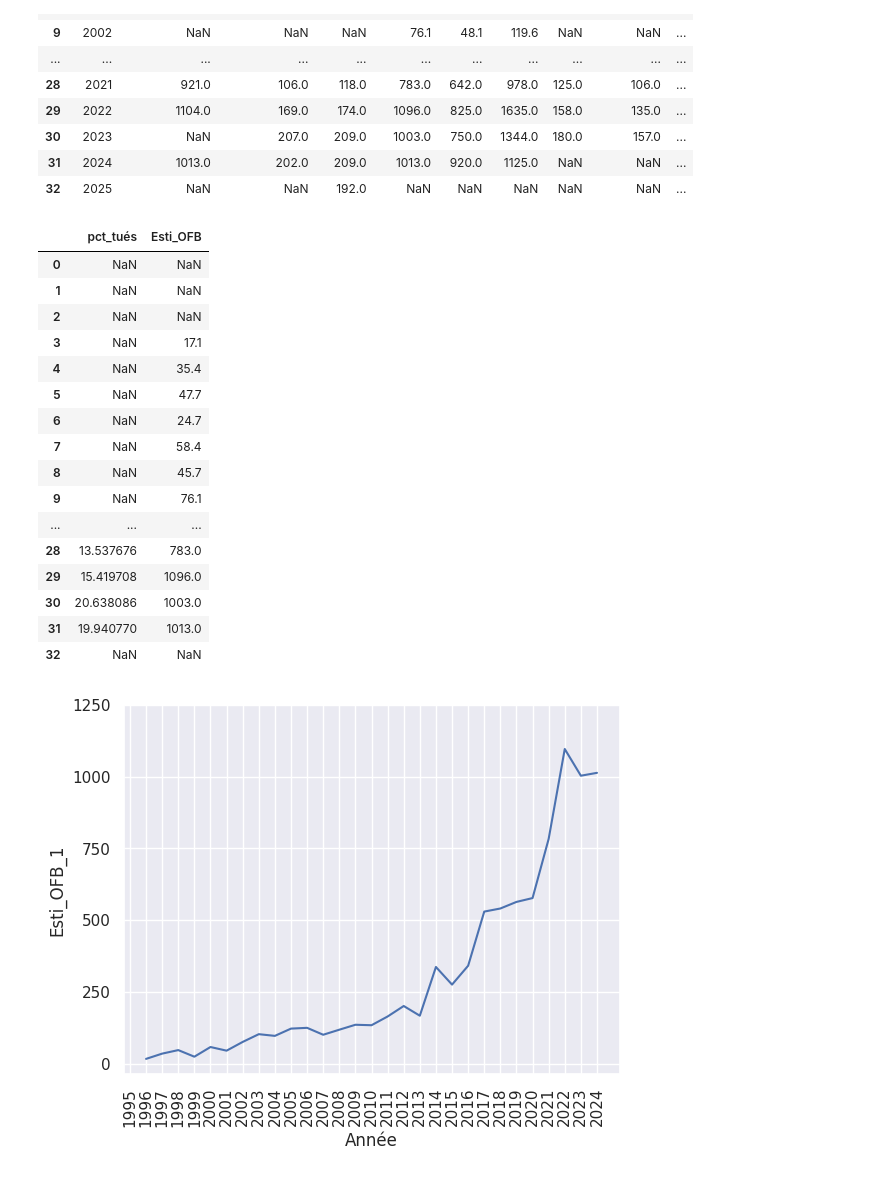
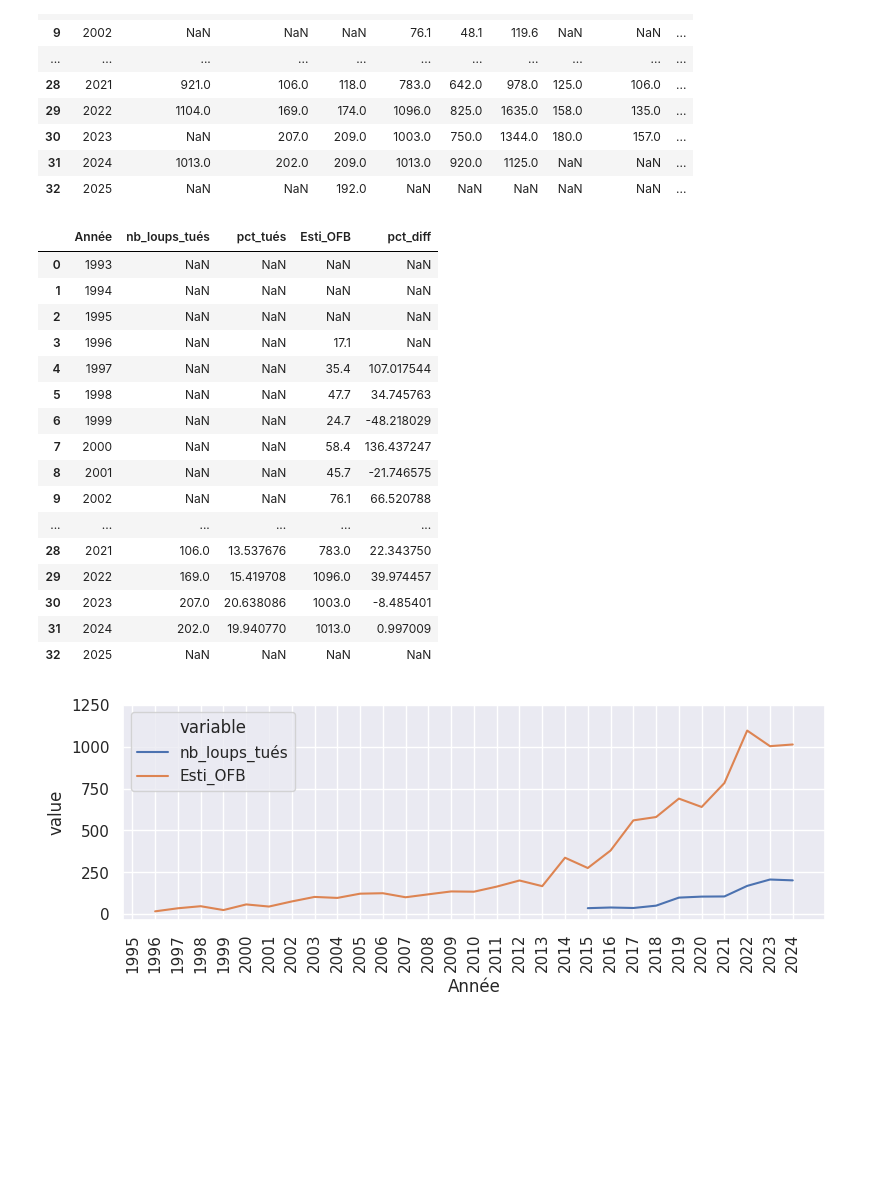
Before and after one commit to dthonon/pna_loup_suivi, a Jupyter notebook: notebook/Suivi_population_loups.ipynb, the cells around one changed output. Cells and saved outputs as stored; diff of their text form; code cells hidden in the pictures; blank space fills up the shorter version.

```diff
--- a/notebook/Suivi_population_loups.ipynb
+++ b/notebook/Suivi_population_loups.ipynb
@@ -29,32 +29,35 @@ population
 | 32 | 2025 | NaN | NaN | 192.0 | NaN | NaN | NaN | NaN | NaN | ... |
 # %%
 population["pct_tués"] = population["nb_loups_tués"] / population["Esti_OFB"] * 100
-population[["pct_tués", "Esti_OFB"]]
+population["pct_diff"] = population["Esti_OFB"].pct_change(fill_method=None) * 100
+population[["Année", "nb_loups_tués", "pct_tués", "Esti_OFB", "pct_diff"]]
 # %% [output]
-|  | pct_tués | Esti_OFB |
-| 0 | NaN | NaN |
-| 1 | NaN | NaN |
-| 2 | NaN | NaN |
-| 3 | NaN | 17.1 |
-| 4 | NaN | 35.4 |
-| 5 | NaN | 47.7 |
-| 6 | NaN | 24.7 |
-| 7 | NaN | 58.4 |
-| 8 | NaN | 45.7 |
-| 9 | NaN | 76.1 |
-| ... | ... | ... |
-| 28 | 13.537676 | 783.0 |
-| 29 | 15.419708 | 1096.0 |
-| 30 | 20.638086 | 1003.0 |
-| 31 | 19.940770 | 1013.0 |
-| 32 | NaN | NaN |
+|  | Année | nb_loups_tués | pct_tués | Esti_OFB | pct_diff |
+| 0 | 1993 | NaN | NaN | NaN | NaN |
+| 1 | 1994 | NaN | NaN | NaN | NaN |
+| 2 | 1995 | NaN | NaN | NaN | NaN |
+| 3 | 1996 | NaN | NaN | 17.1 | NaN |
+| 4 | 1997 | NaN | NaN | 35.4 | 107.017544 |
+| 5 | 1998 | NaN | NaN | 47.7 | 34.745763 |
+| 6 | 1999 | NaN | NaN | 24.7 | -48.218029 |
+| 7 | 2000 | NaN | NaN | 58.4 | 136.437247 |
+| 8 | 2001 | NaN | NaN | 45.7 | -21.746575 |
+| 9 | 2002 | NaN | NaN | 76.1 | 66.520788 |
+| ... | ... | ... | ... | ... | ... |
+| 28 | 2021 | 106.0 | 13.537676 | 783.0 | 22.343750 |
+| 29 | 2022 | 169.0 | 15.419708 | 1096.0 | 39.974457 |
+| 30 | 2023 | 207.0 | 20.638086 | 1003.0 | -8.485401 |
+| 31 | 2024 | 202.0 | 19.940770 | 1013.0 | 0.997009 |
+| 32 | 2025 | NaN | NaN | NaN | NaN |
 # %%
 # Apply the default theme
 sns.set_theme()
+sns.set(rc={'figure.figsize':(9.05,2.8)})
 # %%
-popl = sns.lineplot(data=population, x="Année", y="Esti_OFB_1");
+dfl = pd.melt(population[["Année", "nb_loups_tués", "Esti_OFB"]], ["Année"])
+popl = sns.lineplot(data=dfl, x="Année", y="value", hue="variable");
 popl.set_xticks(range(1995, 2025));
 popl.set_yticks(range(0, 1500, 250));
-popl.set_xticklabels(range(1995, 2025), rotation='vertical');
+popl.set_xticklabels(popl.get_xticklabels(), rotation='vertical');
 # %% [output]
-[figure, old version]
+[figure, new version]
```
Also changed, not shown: parts of 3 cells of this notebook, 2 other files.
